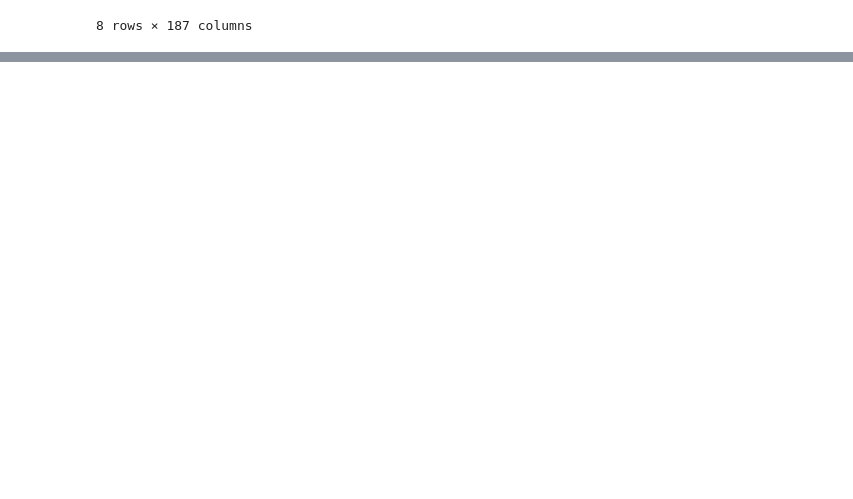
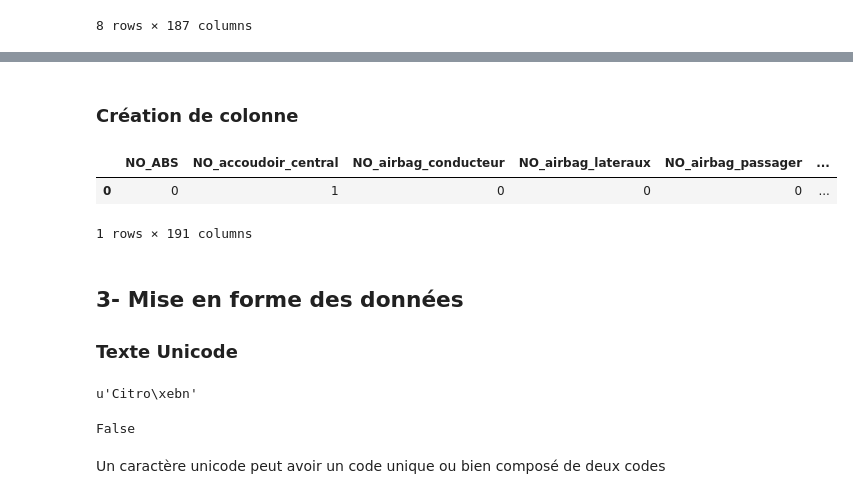
Before and after one commit to mgirardot/CoursDataScience, a Jupyter notebook: Data_Preparation.ipynb, the cells around one changed output, grey strips where cells are left out. Drawn from its saved outputs; the diff is of its cells as text; code cells hidden in the pictures; blank space fills up the shorter version.

```diff
--- a/Data_Preparation.ipynb
+++ b/Data_Preparation.ipynb
@@ -54,0 +198,14 @@ carsdata.describe()
+# %% [markdown]
+### Création de colonne
+# %%
+carsdata["NEW_COLUMN"] = 9999
+# %%
+carsdata[:1]
+# %% [output]
+|  | NO_ABS | NO_accoudoir_central | NO_airbag_conducteur | NO_airbag_lateraux | NO_airbag_passager | ... |
+| 0 | 0 | 1 | 0 | 0 | 0 | ... |
+1 rows × 191 columns
+# %% [markdown]
+## 3- Mise en forme des données <a class="anchor" id="Mise en forme des données"></a>
+
+### Texte Unicode
@@ -54,0 +216,11 @@ carsdata.describe()
+# %%
+marque
+# %% [output]
+u'Citro\xebn'
+# %%
+#Exemple de problème
+marque == "Citroen"
+# %% [output]
+False
+# %% [markdown]
+Un caractère unicode peut avoir un code unique ou bien composé de deux codes
```
Also changed, not shown: parts of 45 cells of this notebook, 1 other file.
